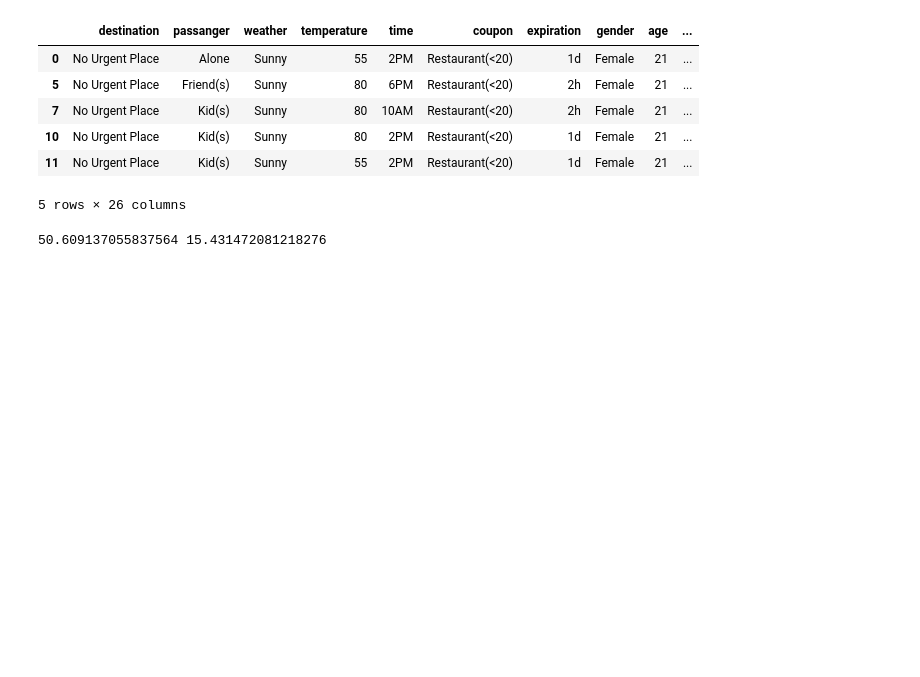
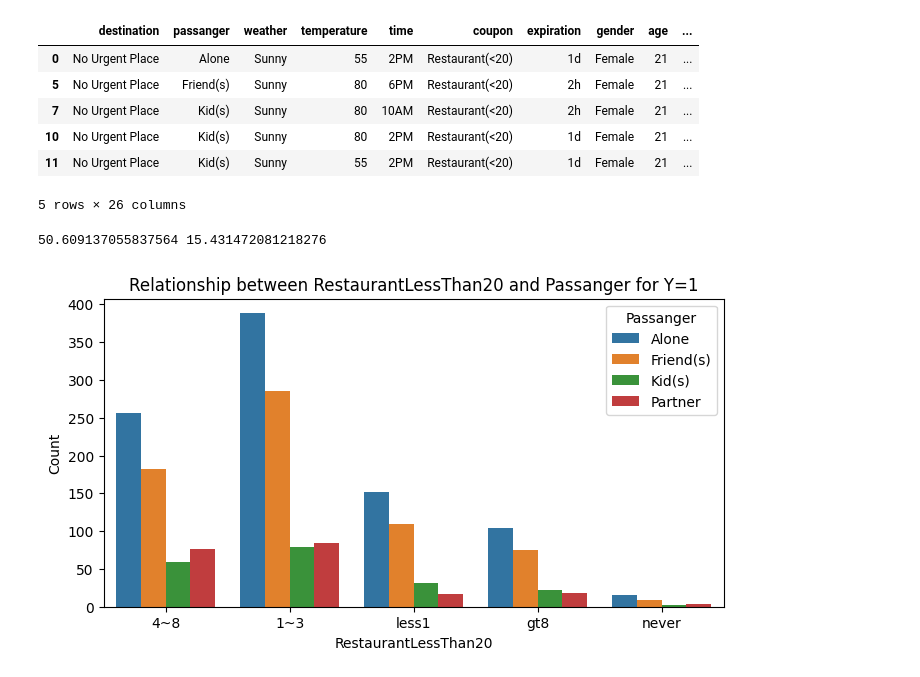
Before and after one commit to Soha1950/ds_as5, a Jupyter notebook: prompt.ipynb, the cells around one changed output. Cells and saved outputs as stored; diff of their text form; code cells hidden in the pictures; blank space fills up the shorter version.

```diff
--- a/prompt.ipynb
+++ b/prompt.ipynb
@@ -445,4 +439,14 @@ less25=(r2[True]/len(data2))*100
 print(more25, less25)
 # %% [output]
 50.609137055837564 15.431472081218276
+# %%
+plt.figure(figsize=(8, 4))
+sns.countplot(x='RestaurantLessThan20', hue='passanger', data=data2)
+plt.xlabel('RestaurantLessThan20')
+plt.ylabel('Count')
+plt.title('Relationship between RestaurantLessThan20 and Passanger for Y=1')
+plt.legend(title='Passanger')
+plt.show()
+# %% [output]
+[figure, added]
 # %%
```
Also changed, not shown: parts of 8 cells of this notebook, 1 other file.
